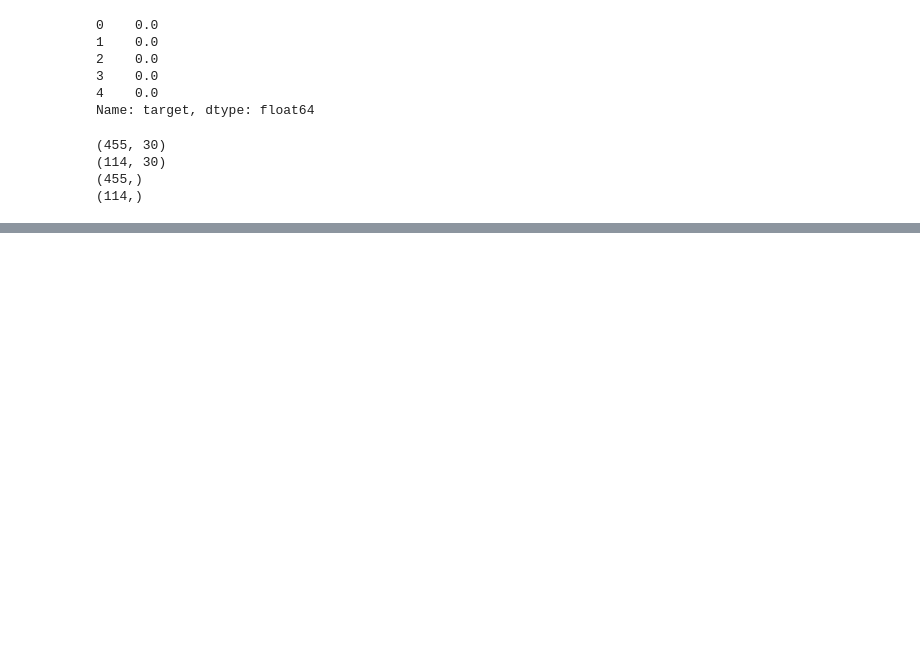
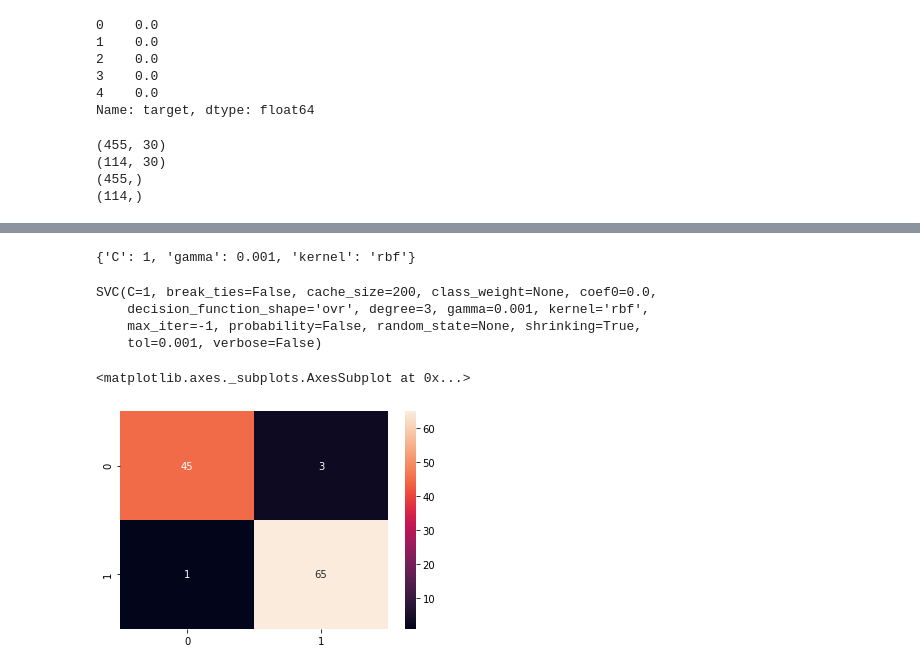
Before and after one commit to mohamad6889/Breast-Cancer-Classification, a Jupyter notebook: breast_cancer_classification.ipynb, the cells around one changed output, grey strips where cells are left out. Drawn from its saved outputs; the diff is of its cells as text; code cells hidden in the pictures; blank space fills up the shorter version.

```diff
--- a/breast_cancer_classification.ipynb
+++ b/breast_cancer_classification.ipynb
@@ -94,0 +135,4 @@ print(Y_test.shape)
+# %%
+grid = GridSearchCV(SVC(),param_grid,refit=True,verbose=4)
+# %%
+grid.fit(X_train,Y_train)
@@ -94,0 +186,21 @@ print(Y_test.shape)
+# %%
+grid.best_params_
+# %% [output]
+{'C': 1, 'gamma': 0.001, 'kernel': 'rbf'}
+# %%
+grid.best_estimator_
+# %% [output]
+SVC(C=1, break_ties=False, cache_size=200, class_weight=None, coef0=0.0,
+    decision_function_shape='ovr', degree=3, gamma=0.001, kernel='rbf',
+    max_iter=-1, probability=False, random_state=None, shrinking=True,
+    tol=0.001, verbose=False)
+# %%
+grid_predictions = grid.predict(X_test)
+# %%
+conf_mat = confusion_matrix(Y_test, grid_predictions)
+# %%
+seaborn.heatmap(conf_mat, annot=True)
+# reducing 7 typeI error to 3
+# %% [output]
+<matplotlib.axes._subplots.AxesSubplot at 0x...>
+[figure, added]
```
Also changed, not shown: parts of 11 cells of this notebook.
